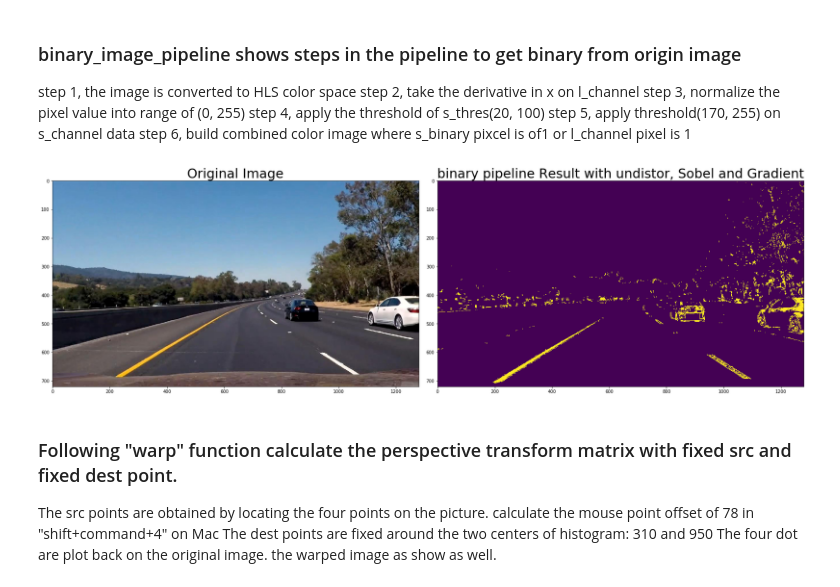
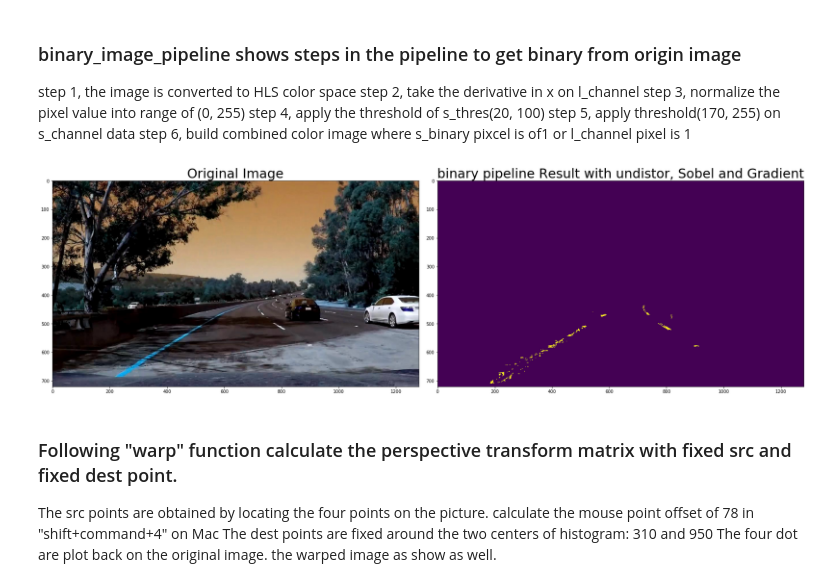
Before and after one commit to aimllifetime/advanced_lane_finding, a Jupyter notebook: advanced_find.ipynb, the cells around one changed output. Cells and saved outputs as stored; diff of their text form; code cells hidden in the pictures.

```diff
--- a/advanced_find.ipynb
+++ b/advanced_find.ipynb
@@ -165,47 +233,23 @@ step 6, build combined color image where s_binary pixcel is of1 or l_channel pix
 # %%
-# Edit this function to create your own pipeline.
-def binary_image_pipeline(img, s_thresh=(170, 255), sx_thresh=(20, 100)):
-    img = np.copy(img)
-    # Convert to HSV color space and separate the V channel
-    hsv = cv2.cvtColor(img, cv2.COLOR_RGB2HLS).astype(np.float)
-    l_channel = hsv[:,:,1]
-    s_channel = hsv[:,:,2]
-    # Sobel x
-    sobelx = cv2.Sobel(l_channel, cv2.CV_64F, 1, 0) # Take the derivative in x
-    abs_sobelx = np.absolute(sobelx) # Absolute x derivative to accentuate lines away from horizontal
-    scaled_sobel = np.uint8(255*abs_sobelx/np.max(abs_sobelx))
-
-    # Threshold x gradient
-    sxbinary = np.zeros_like(scaled_sobel)
-    sxbinary[(scaled_sobel >= sx_thresh[0]) & (scaled_sobel <= sx_thresh[1])] = 1
-
-    # Threshold color channel
-    s_binary = np.zeros_like(s_channel)
-    s_binary[(s_channel >= s_thresh[0]) & (s_channel <= s_thresh[1])] = 1
-    # Combine the two binary thresholds
-    combined_binary = np.zeros_like(sxbinary)
-    combined_binary[(s_binary == 1) | (sxbinary == 1)] = 1
-
-    return combined_binary
-
 #following code is to show the binary image
-image = cv2.imread('./frames/images1057.jpg')
+image = cv2.imread('./frames/images1037.jpg')
+image = cv2.cvtColor(image, cv2.COLOR_BGR2RGB)
 img_size = (image.shape[1], image.shape[0])
 undist_image = cv2.undistort(image, mtx, dist, None, mtx)
 sobel_grad = binary_image_pipeline(undist_image, (175, 255), (60, 180))
-cv2.imwrite('./outputs/images1057_sobel.jpg', sobel_grad)
+#cv2.imwrite('./outputs/images1057_sobel.jpg', sobel_grad)
 
 # Plot the result
 f, (ax1, ax2) = plt.subplots(1, 2, figsize=(24, 9))
 f.tight_layout()
 image = cv2.cvtColor(image, cv2.COLOR_BGR2RGB)
 ax1.imshow(image)
 ax1.set_title('Original Image', fontsize=30)
 ax2.imshow(sobel_grad)
 ax2.set_title('binary pipeline Result with undistor, Sobel and Gradient', fontsize=30)
 plt.subplots_adjust(left=0., right=1, top=0.9, bottom=0.)
 # %% [output]
-[figure, old version]
+[figure, new version]
 # %% [markdown]
 ### Following "warp" function calculate the perspective transform matrix with fixed src and fixed dest point.
 The src points are obtained by locating the four points on the picture. calculate the mouse point offset of 78 in "shift+command+4" on Mac
```
Also changed, not shown: parts of 16 cells of this notebook, 1 other file.
